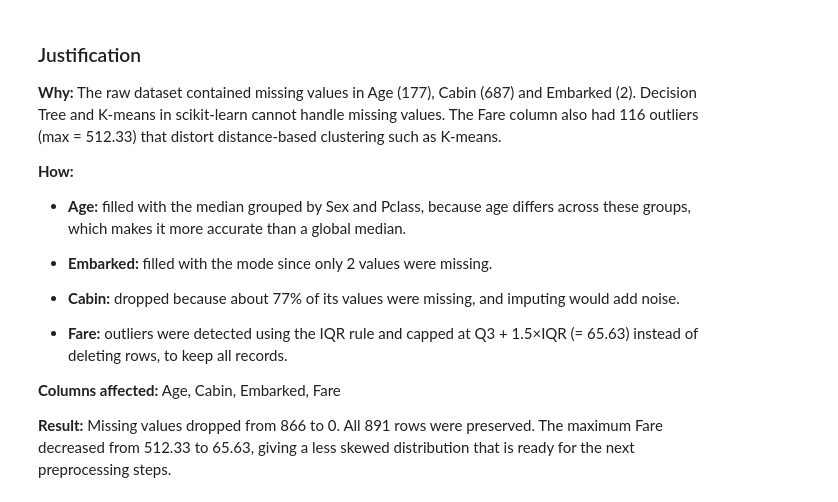
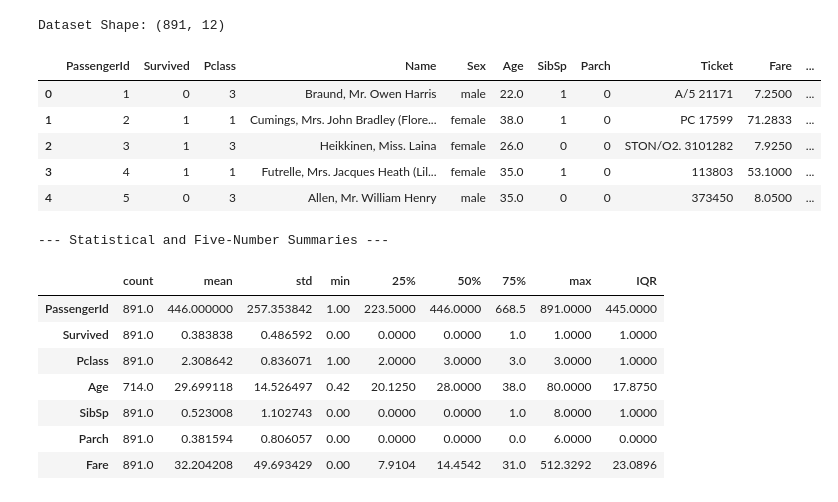
Before and after one commit to Razan445/IT326-Project, a Jupyter notebook: Phase2.ipynb, the cells around one changed output. Drawn from its saved outputs; the diff is of its cells as text; code cells hidden in the pictures.

```diff
--- a/Phase2.ipynb
+++ b/Phase2.ipynb
@@ -118,26 +3,38 @@ Columns before: 12 | after: 11
-# %% [markdown]
-### Justification
-
-
-
-**Why:** The raw dataset contained missing values in Age (177), Cabin (687) and Embarked (2). Decision Tree and K-means in scikit-learn cannot handle missing values. The Fare column also had 116 outliers (max = 512.33) that distort distance-based clustering such as K-means.
-
-
-
-**How:**
-
-- **Age:** filled with the median grouped by Sex and Pclass, because age differs across these groups, which makes it more accurate than a global median.
-
-- **Embarked:** filled with the mode since only 2 values were missing.
-
-- **Cabin:** dropped because about 77% of its values were missing, and imputing would add noise.
-
-- **Fare:** outliers were detected using the IQR rule and capped at Q3 + 1.5×IQR (= 65.63) instead of deleting rows, to keep all records.
-
-
-
-**Columns affected:** Age, Cabin, Embarked, Fare
-
-
-
-**Result:** Missing values dropped from 866 to 0. All 891 rows were preserved. The maximum Fare decreased from 512.33 to 65.63, giving a less skewed distribution that is ready for the next preprocessing steps.
+# %%
+import pandas as pd
+import numpy as np
+import matplotlib.pyplot as plt
+import seaborn as sns
+
+url = 'https://raw.githubusercontent.com/datasciencedojo/datasets/master/titanic.csv'
+df = pd.read_csv(url)
+raw_df = df.copy()
+
+print("Dataset Shape:", df.shape)
+df.head()
+# %% [output]
+Dataset Shape: (891, 12)
+|  | PassengerId | Survived | Pclass | Name | Sex | Age | SibSp | Parch | Ticket | Fare | ... |
+| 0 | 1 | 0 | 3 | Braund, Mr. Owen Harris | male | 22.0 | 1 | 0 | A/5 21171 | 7.2500 | ... |
+| 1 | 2 | 1 | 1 | Cumings, Mrs. John Bradley (Flore... | female | 38.0 | 1 | 0 | PC 17599 | 71.2833 | ... |
+| 2 | 3 | 1 | 3 | Heikkinen, Miss. Laina | female | 26.0 | 0 | 0 | STON/O2. 3101282 | 7.9250 | ... |
+| 3 | 4 | 1 | 1 | Futrelle, Mrs. Jacques Heath (Lil... | female | 35.0 | 1 | 0 | 113803 | 53.1000 | ... |
+| 4 | 5 | 0 | 3 | Allen, Mr. William Henry | male | 35.0 | 0 | 0 | 373450 | 8.0500 | ... |
+# %%
+numeric_cols = df.select_dtypes(include=['float64', 'int64']).columns
+stat_summary = df[numeric_cols].describe().T
+
+stat_summary['IQR'] = stat_summary['75%'] - stat_summary['25%']
+
+print("--- Statistical and Five-Number Summaries ---")
+display(stat_summary[['count', 'mean', 'std', 'min', '25%', '50%', '75%', 'max', 'IQR']])
+# %% [output]
+--- Statistical and Five-Number Summaries ---
+|  | count | mean | std | min | 25% | 50% | 75% | max | IQR |
+| PassengerId | 891.0 | 446.000000 | 257.353842 | 1.00 | 223.5000 | 446.0000 | 668.5 | 891.0000 | 445.0000 |
+| Survived | 891.0 | 0.383838 | 0.486592 | 0.00 | 0.0000 | 0.0000 | 1.0 | 1.0000 | 1.0000 |
+| Pclass | 891.0 | 2.308642 | 0.836071 | 1.00 | 2.0000 | 3.0000 | 3.0 | 3.0000 | 1.0000 |
+| Age | 714.0 | 29.699118 | 14.526497 | 0.42 | 20.1250 | 28.0000 | 38.0 | 80.0000 | 17.8750 |
+| SibSp | 891.0 | 0.523008 | 1.102743 | 0.00 | 0.0000 | 0.0000 | 1.0 | 8.0000 | 1.0000 |
+| Parch | 891.0 | 0.381594 | 0.806057 | 0.00 | 0.0000 | 0.0000 | 0.0 | 6.0000 | 0.0000 |
+| Fare | 891.0 | 32.204208 | 49.693429 | 0.00 | 7.9104 | 14.4542 | 31.0 | 512.3292 | 23.0896 |
```
Also changed, not shown: parts of 8 cells of this notebook.
